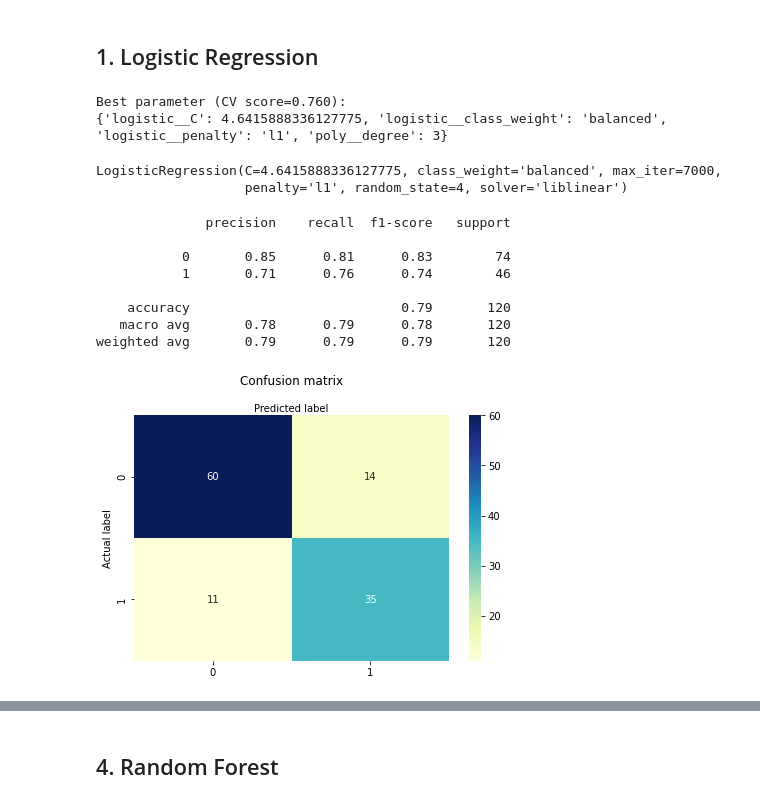
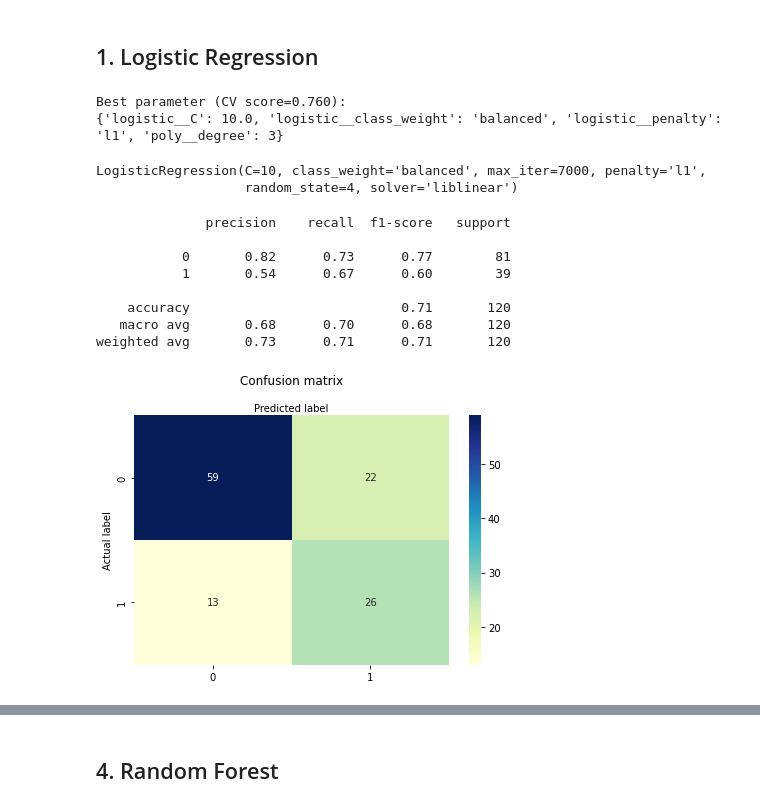
Before and after one commit to nilvng/COSC2573-ML, a Jupyter notebook: A1/a1_main.ipynb, the cells around one changed output, grey strips where cells are left out. Saved outputs shown, nothing was run; the diff lists cells and outputs as text; code cells hidden in the pictures.

```diff
--- a/A1/a1_main.ipynb
+++ b/A1/a1_main.ipynb
@@ -196,3 +240,14 @@ def get_best_model(model, trainX, trainY):
+# %%
+from sklearn.metrics import confusion_matrix,f1_score, classification_report
+from sklearn.model_selection import train_test_split
+
+
+def print_hold_out_evaluation(model, X, Y):
+# spliting
+    X_train, X_test, y_train, y_test = train_test_split(X, Y, random_state=6, test_size=0.2)
+    model.fit(X_train, y_train)
+    pred = model.predict(X_test)
+    print_evaluate_score(y_test, pred)
 # %% [markdown]
 ## 1. Logistic Regression
 # %%
@@ -214,7 +270,7 @@ lr_pipe = ImPipeline(steps=[("poly",poly),
                             ("logistic",lr_model)])
 # %%
 # SearchGrid CV
-from sklearn.model_selection import GridSearchCV
+from sklearn.model_selection import GridSearchCV, RepeatedKFold
 param_grid = {
     "logistic__C":np.logspace(-1, 2, 10),
     "logistic__class_weight": ["balanced"],
@@ -222,46 +278,56 @@ param_grid = {
     "poly__degree":[1,2,3,4]
 
 }
-search = GridSearchCV(lr_pipe, param_grid, scoring="f1",cv=RepeatedKFold(n_splits=10, n_repeats=3, random_state=4))
+cv = RepeatedKFold(n_splits=5, n_repeats=5, random_state=4)
+search = GridSearchCV(lr_pipe, param_grid, scoring="f1",cv=cv)
 search.fit(X_over, Y_over)
 print("Best parameter (CV score=%0.3f):" % search.best_score_)
 print(search.best_params_)
 # %% [output]
 Best parameter (CV score=0.760):
-{'logistic__C': 4.6415888336127775, 'logistic__class_weight': 'balanced', 'logistic__penalty': 'l1', 'poly__degree': 3}
+{'logistic__C': 10.0, 'logistic__class_weight': 'balanced', 'logistic__penalty': 'l1', 'poly__degree': 3}
 # %%
-logistic__C = search.best_params_["logistic__C"]
-logistic__class_weight = search.best_params_["logistic__class_weight"]
-logistic__penalty = search.best_params_["logistic__penalty"]
-poly_degree = search.best_params_["poly__degree"]
+# logistic__C = search.best_params_["logistic__C"]
+# logistic__class_weight = search.best_params_["logistic__class_weight"]
+# logistic__penalty = search.best_params_["logistic__penalty"]
+# poly_degree = search.best_params_["poly__degree"]
+# best_logisticReg = LogisticRegression(
+#     penalty= logistic__penalty,
+#     C= logistic__C,
+#     class_weight=logistic__class_weight,
+#     random_state=4,
+#     solver= solver,
+#     max_iter=7000
+# )
+# poly = PolynomialFeatures(degree=poly_degree)
+
 best_logisticReg = LogisticRegression(
-    penalty= logistic__penalty,
-    C= logistic__C,
-    class_weight=logistic__class_weight,
+    penalty= "l1",
+    C= 10,
+    class_weight="balanced",
     random_state=4,
     solver= solver,
     max_iter=7000
 )
-poly = PolynomialFeatures(degree=poly_degree)
-
+poly = PolynomialFeatures(degree=3)
 print(best_logisticReg)
 # %% [output]
-LogisticRegression(C=4.6415888336127775, class_weight='balanced', max_iter=7000,
-                   penalty='l1', random_state=4, solver='liblinear')
+LogisticRegression(C=10, class_weight='balanced', max_iter=7000, penalty='l1',
+                   random_state=4, solver='liblinear')
 # %%
 best_logistic_pipe = Pipeline(steps=[("poly",poly),("scaler", scaler), ("model",best_logisticReg)])
 # %%
-best_logisticReg = get_best_model(best_logistic_pipe, X, Y)
+print_hold_out_evaluation(best_logistic_pipe, X, Y)
 # %% [output]
               precision    recall  f1-score   support
 
-           0       0.85      0.81      0.83        74
-           1       0.71      0.76      0.74        46
+           0       0.82      0.73      0.77        81
+           1       0.54      0.67      0.60        39
 
-    accuracy                           0.79       120
-   macro avg       0.78      0.79      0.78       120
-weighted avg       0.79      0.79      0.79       120
+    accuracy                           0.71       120
+   macro avg       0.68      0.70      0.68       120
+weighted avg       0.73      0.71      0.71       120
-[figure, old version]
+[figure, new version]
 # %%
 print_cross_validate(best_logistic_pipe)
 # %% [output]
```
Also changed, not shown: parts of 30 cells of this notebook.
